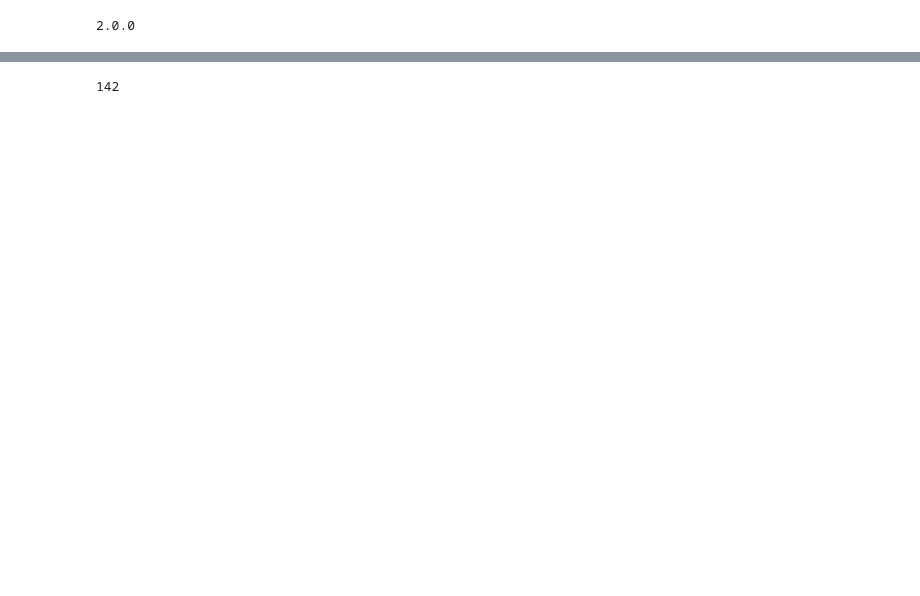
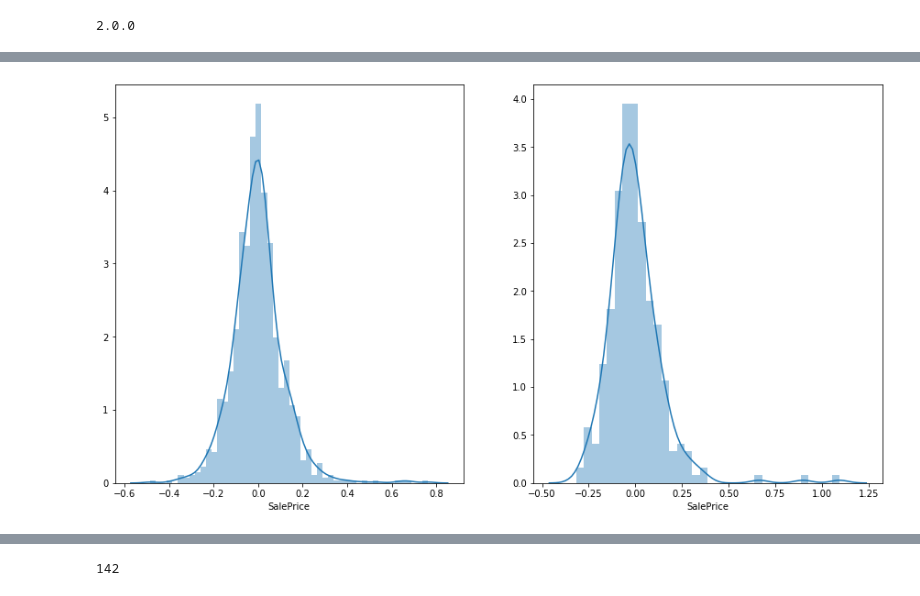
Before and after one commit to Simplon-IA-Bdx-1/house-prices-nicolasa-guillaume, a Jupyter notebook: Keras.ipynb, the cells around one changed output, grey strips where cells are left out. Saved outputs shown, nothing was run; the diff lists cells and outputs as text; code cells hidden in the pictures; blank space fills up the shorter version.

```diff
--- a/Keras.ipynb
+++ b/Keras.ipynb
@@ -138 +222,10 @@ sns.distplot(y_pred-y_val)
+# %%
+plt.figure(figsize=(15,8))
+plt.subplot(1,2,1)
+sns.distplot(y_p_train-y_train_df.SalePrice)
+plt.subplot(1,2,2)
+sns.distplot(y_p_val-y_val_df.SalePrice)
+plt.show()
+# %% [output]
+[figure, added]
 # %%
```
Also changed, not shown: parts of 31 cells of this notebook, 2 other files.
